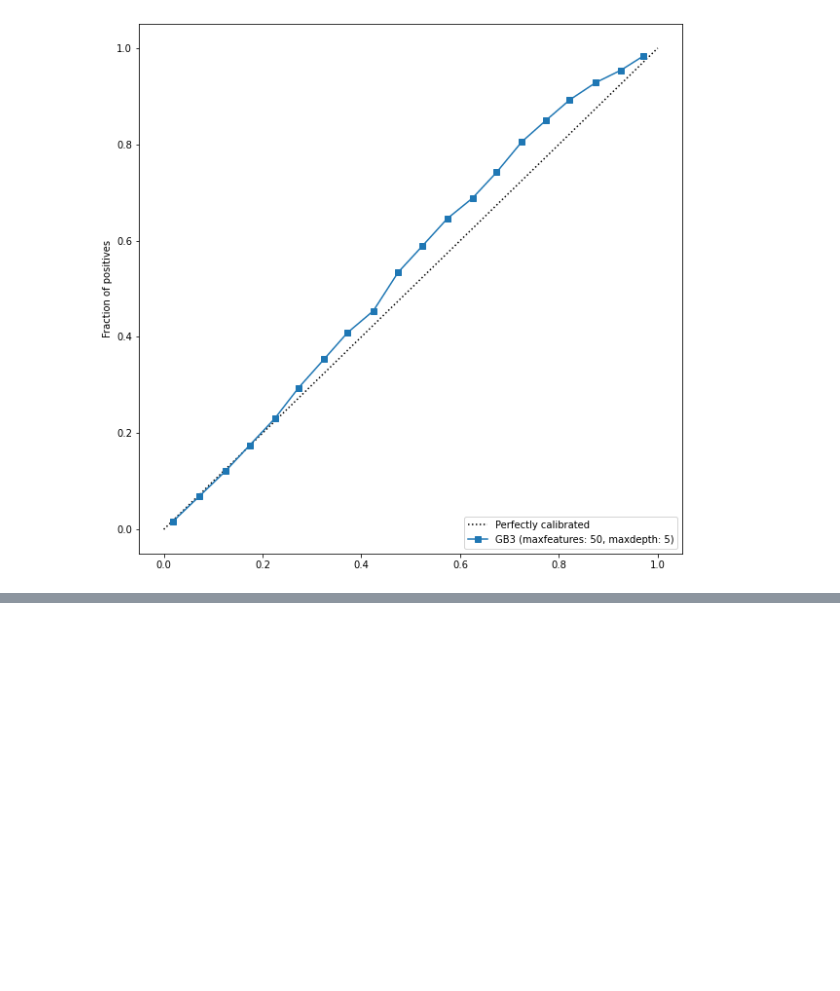
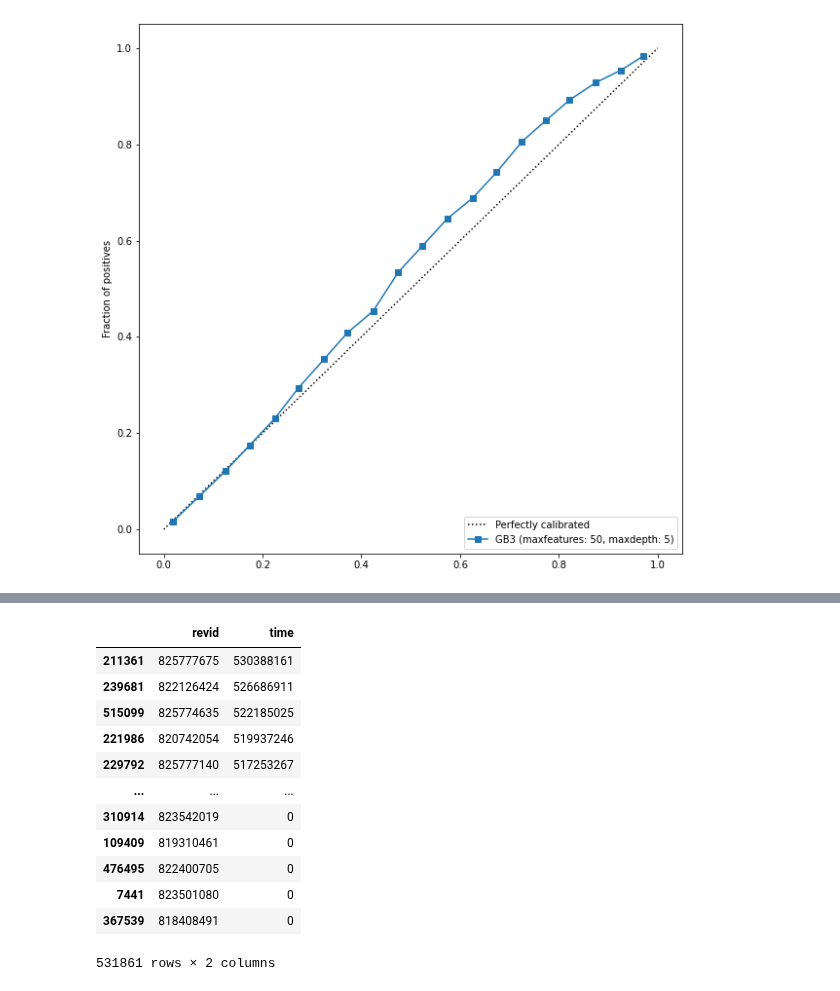
Before and after one commit to levon003/wiki-ores-feedback, a Jupyter notebook: notebook/audit/RevertClassification-Demo_SHW.ipynb, the cells around one changed output, grey strips where cells are left out. Saved outputs shown, nothing was run; the diff lists cells and outputs as text; code cells hidden in the pictures; blank space fills up the shorter version.

```diff
--- a/notebook/audit/RevertClassification-Demo_SHW.ipynb
+++ b/notebook/audit/RevertClassification-Demo_SHW.ipynb
@@ -679,0 +691,7 @@ weighted avg       0.91      0.92      0.90  11738345
+# %%
+# Load is_reverted = True revision ids
+revert_path = '/export/scratch2/wastv004/wiki-ores-feedback/results_train_allsample3/models/'
+revert_30sec = pd.read_pickle(os.path.join(revert_path, 'revertedrevids_0_30.pkl'))
+revert_30sec.columns = ['revid']
+revert_5min = pd.read_pickle(os.path.join(revert_path, 'revertedrevids_0_300.pkl'))
+revert_5min.columns = ['revid']
@@ -679,0 +713,2 @@ weighted avg       0.91      0.92      0.90  11738345
+# %%
+revert_check_df = pd.read_pickle(os.path.join(revert_path, 'revert_check_df.pkl'))
@@ -679,0 +737,16 @@ weighted avg       0.91      0.92      0.90  11738345
+# %%
+revert_check_df.sort_values(by = 'time', axis = 0, ascending = False)
+# %% [output]
+|  | revid | time |
+| 211361 | 825777675 | 530388161 |
+| 239681 | 822126424 | 526686911 |
+| 515099 | 825774635 | 522185025 |
+| 221986 | 820742054 | 519937246 |
+| 229792 | 825777140 | 517253267 |
+| ... | ... | ... |
+| 310914 | 823542019 | 0 |
+| 109409 | 819310461 | 0 |
+| 476495 | 822400705 | 0 |
+| 7441 | 823501080 | 0 |
+| 367539 | 818408491 | 0 |
+531861 rows × 2 columns
```
Also changed, not shown: parts of 18 cells of this notebook, 8 other files.
